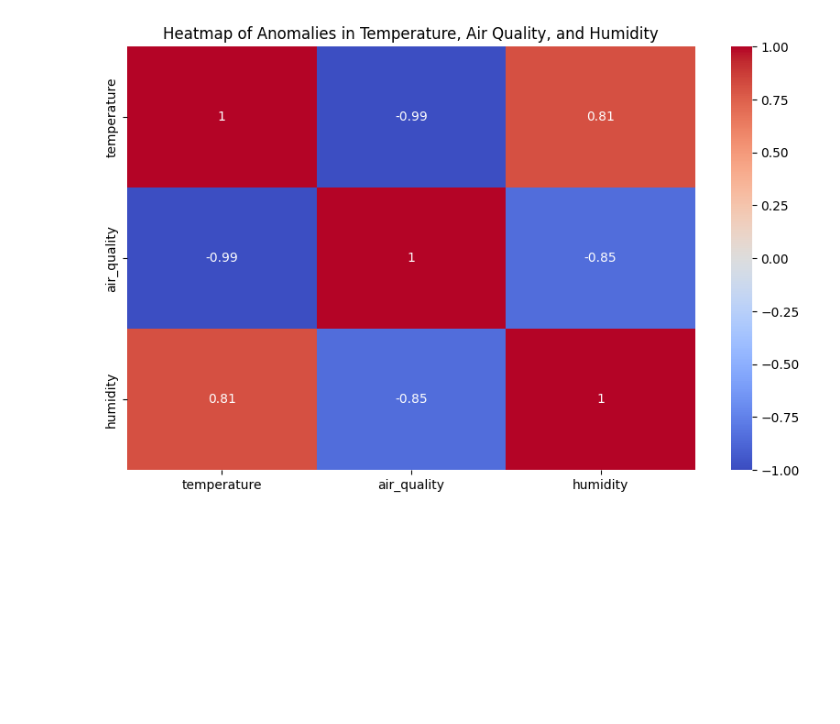
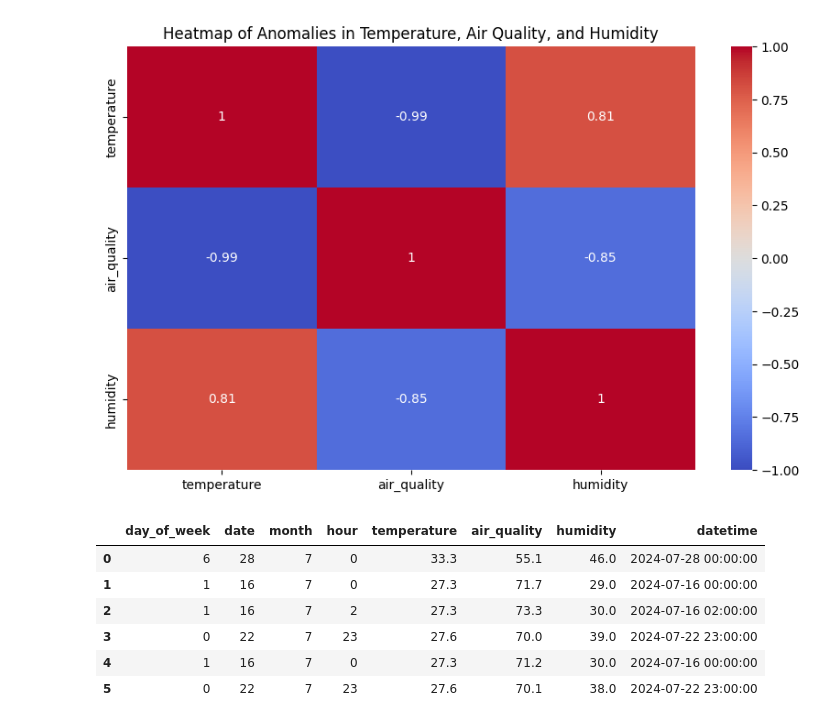
Before and after one commit to saikeerthan06/Data-Engineering-Project-Year-2-Semester-1, a Jupyter notebook: EGT209_Python.ipynb, the cells around one changed output. Drawn from its saved outputs; the diff is of its cells as text; code cells hidden in the pictures; blank space fills up the shorter version.

```diff
--- a/EGT209_Python.ipynb
+++ b/EGT209_Python.ipynb
@@ -922,18 +924,10 @@ fig = px.line(
 # Show the plot
 fig.show()
 # %%
-import pandas as pd
-import seaborn as sns
-import matplotlib.pyplot as plt
 
-# Creating the DataFrame for the heatmap based on provided data
-environment_data = {
-    'temperature': [33.3, 27.3, 27.3, 27.6, 27.3, 27.6],
-    'air_quality': [55.1, 71.7, 73.3, 70.0, 71.2, 70.1],
-    'humidity': [46.0, 29.0, 30.0, 39.0, 30.0, 38.0]
-}
 
-anomalies_df = pd.DataFrame(environment_data)
+
+anomalies_df = pd.DataFrame(anomaly_targets)
 
 # Plotting the heatmap
 plt.figure(figsize=(10, 6))
@@ -942,3 +936,13 @@ plt.title('Heatmap of Anomalies in Temperature, Air Quality, and Humidity')
 plt.show()
 # %% [output]
 [figure]
+# %%
+anomalies_df
+# %% [output]
+|  | day_of_week | date | month | hour | temperature | air_quality | humidity | datetime |
+| 0 | 6 | 28 | 7 | 0 | 33.3 | 55.1 | 46.0 | 2024-07-28 00:00:00 |
+| 1 | 1 | 16 | 7 | 0 | 27.3 | 71.7 | 29.0 | 2024-07-16 00:00:00 |
+| 2 | 1 | 16 | 7 | 2 | 27.3 | 73.3 | 30.0 | 2024-07-16 02:00:00 |
+| 3 | 0 | 22 | 7 | 23 | 27.6 | 70.0 | 39.0 | 2024-07-22 23:00:00 |
+| 4 | 1 | 16 | 7 | 0 | 27.3 | 71.2 | 30.0 | 2024-07-16 00:00:00 |
+| 5 | 0 | 22 | 7 | 23 | 27.6 | 70.1 | 38.0 | 2024-07-22 23:00:00 |
```
Also changed, not shown: parts of 12 cells of this notebook.
